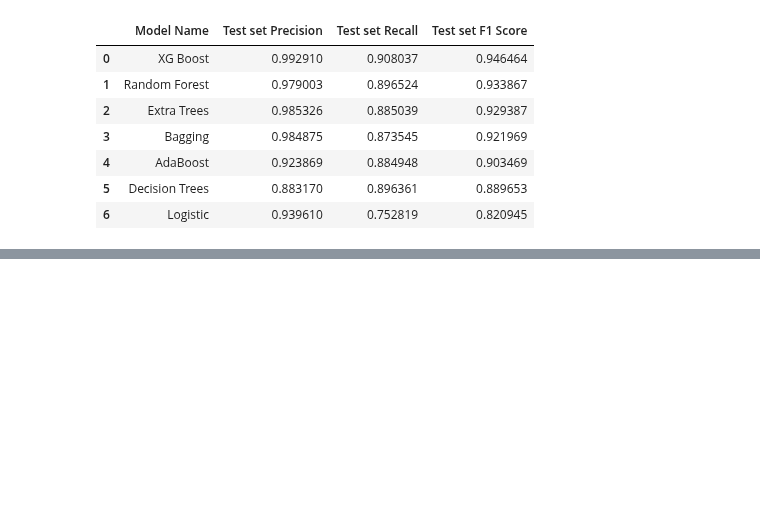
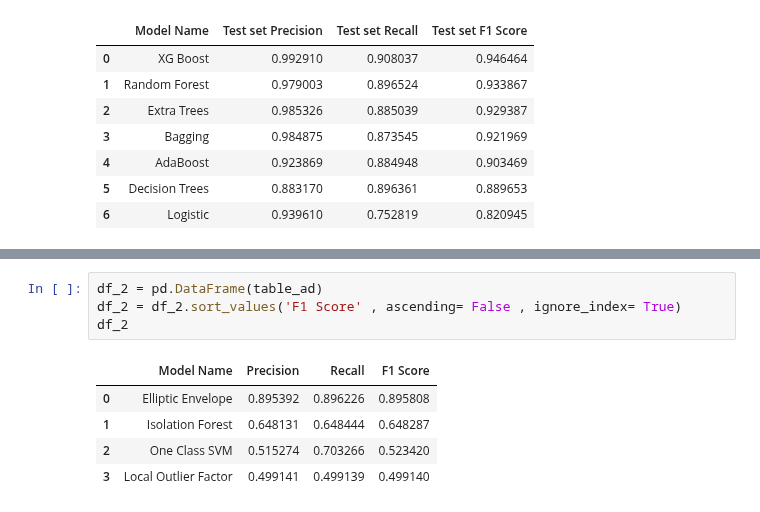
Before and after one commit to PHNPR/Credit-Card-Fraud-Detection, a Jupyter notebook: Credit Card Fraud.ipynb, the cells around one changed output, grey strips where cells are left out. Saved outputs shown, nothing was run; the diff lists cells and outputs as text; blank space fills up the shorter version.

```diff
--- a/Credit Card Fraud.ipynb
+++ b/Credit Card Fraud.ipynb
@@ -227,0 +253,10 @@ Text(0.09, 0.3, 'Actual Label')
+# %%
+df_2 = pd.DataFrame(table_ad)
+df_2 = df_2.sort_values('F1 Score' , ascending= False , ignore_index= True)
+df_2
+# %% [output]
+|  | Model Name | Precision | Recall | F1 Score |
+| 0 | Elliptic Envelope | 0.895392 | 0.896226 | 0.895808 |
+| 1 | Isolation Forest | 0.648131 | 0.648444 | 0.648287 |
+| 2 | One Class SVM | 0.515274 | 0.703266 | 0.523420 |
+| 3 | Local Outlier Factor | 0.499141 | 0.499139 | 0.499140 |
```
Also changed, not shown: parts of 14 cells of this notebook.
